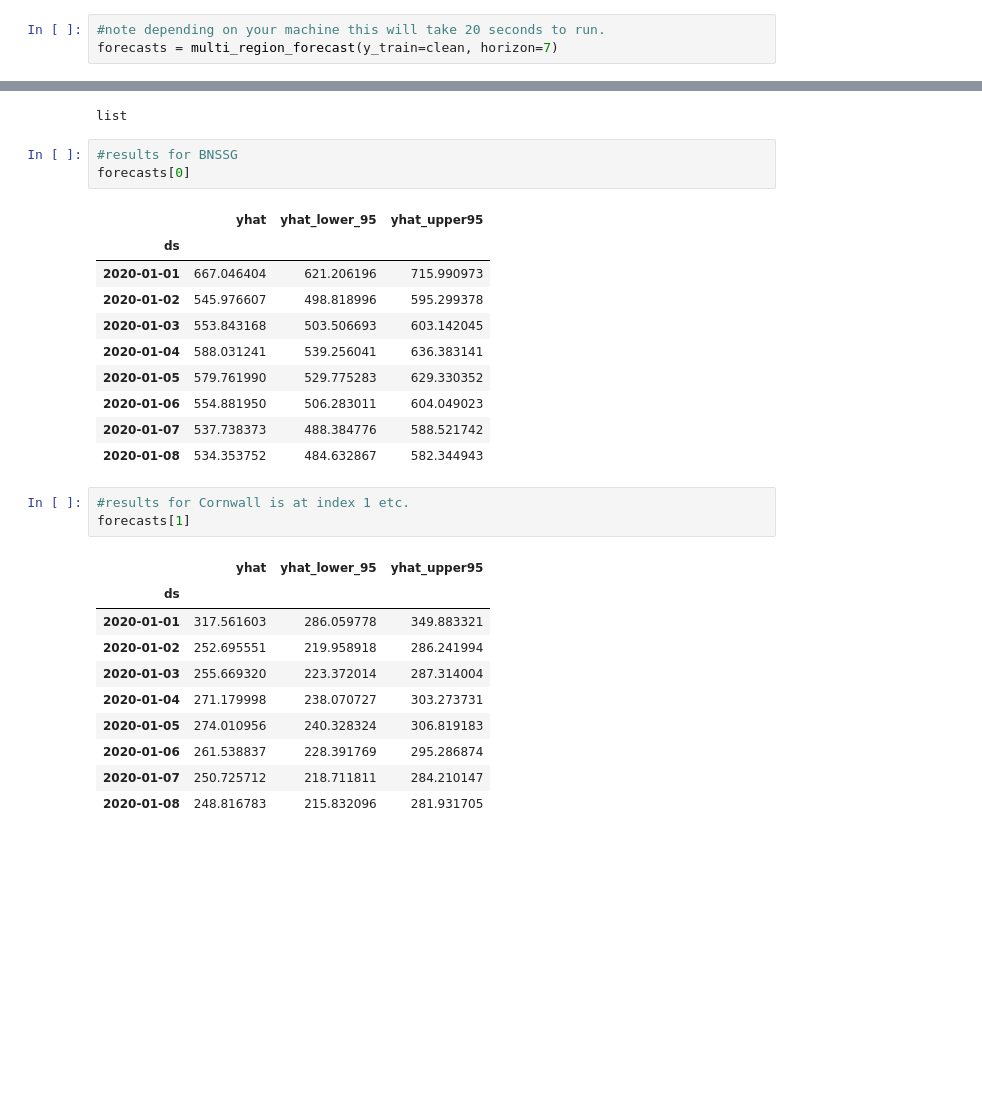
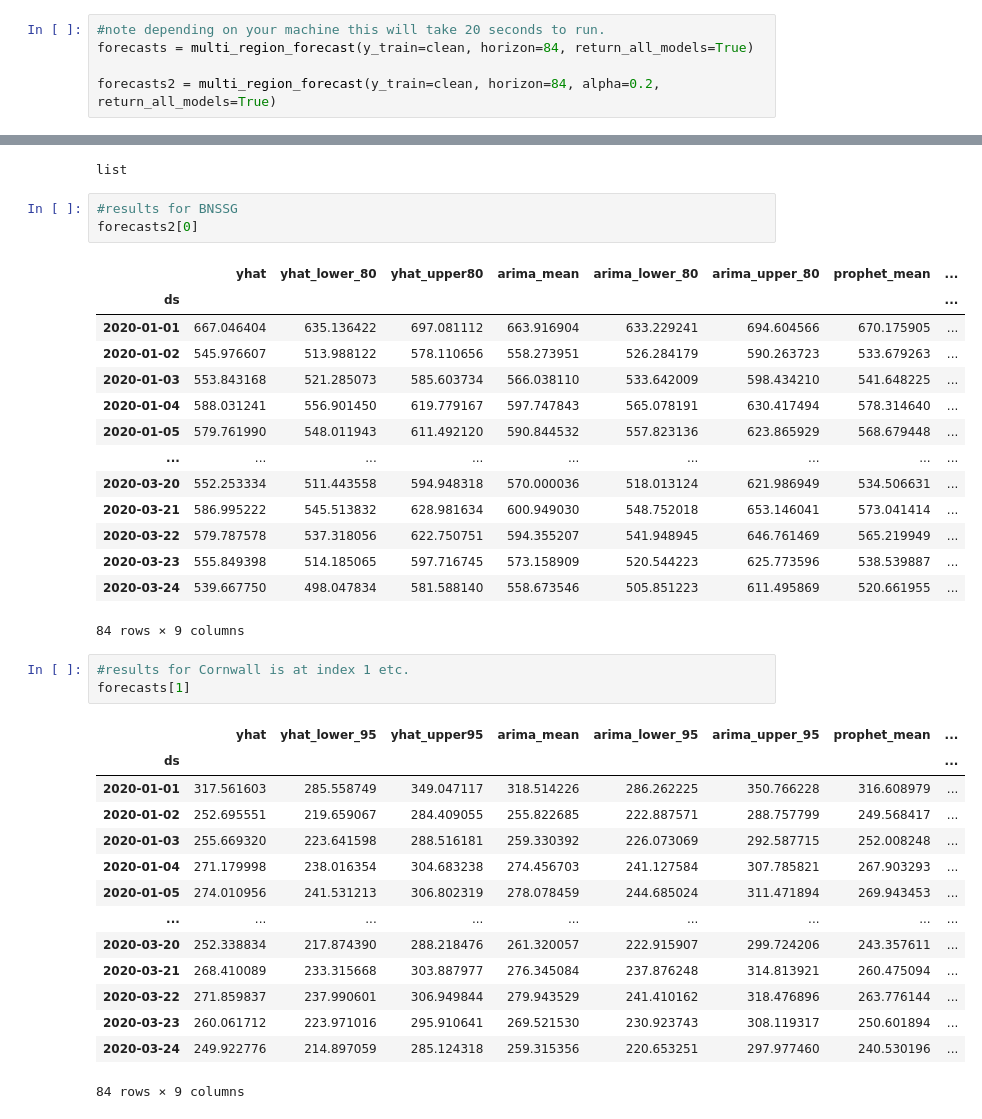
Before and after one commit to TomMonks/swast-forecast-tool, a Jupyter notebook: tutorial.ipynb, the cells around one changed output, grey strips where cells are left out. Saved outputs shown, nothing was run; the diff lists cells and outputs as text; blank space fills up the shorter version.

```diff
--- a/tutorial.ipynb
+++ b/tutorial.ipynb
@@ -128,7 +136,9 @@ If there are multiple regions to forecast put all of the training data into the
 This is an efficient function as it runs the forecasts in parrallel across your CPU cores.  E.g. if you have a 4 cores then 4 regions will be forecast simultaneously.  This will reduce model run time (assuming you have more than one Core).
 # %%
 #note depending on your machine this will take 20 seconds to run.
-forecasts = multi_region_forecast(y_train=clean, horizon=7)
+forecasts = multi_region_forecast(y_train=clean, horizon=84, return_all_models=True)
+
+forecasts2 = multi_region_forecast(y_train=clean, horizon=84, alpha=0.2, return_all_models=True)
 # %%
 #the function returns a list of pd.DataFrame's
 type(forecasts)
@@ -136,29 +146,37 @@ type(forecasts)
 list
 # %%
 #results for BNSSG
-forecasts[0]
+forecasts2[0]
 # %% [output]
-|  | yhat | yhat_lower_95 | yhat_upper95 |
-| ds |  |  |  |
-| 2020-01-01 | 667.046404 | 621.206196 | 715.990973 |
-| 2020-01-02 | 545.976607 | 498.818996 | 595.299378 |
-| 2020-01-03 | 553.843168 | 503.506693 | 603.142045 |
-| 2020-01-04 | 588.031241 | 539.256041 | 636.383141 |
-| 2020-01-05 | 579.761990 | 529.775283 | 629.330352 |
-| 2020-01-06 | 554.881950 | 506.283011 | 604.049023 |
-| 2020-01-07 | 537.738373 | 488.384776 | 588.521742 |
-| 2020-01-08 | 534.353752 | 484.632867 | 582.344943 |
+|  | yhat | yhat_lower_80 | yhat_upper80 | arima_mean | arima_lower_80 | arima_upper_80 | prophet_mean | ... |
+| ds |  |  |  |  |  |  |  | ... |
+| 2020-01-01 | 667.046404 | 635.136422 | 697.081112 | 663.916904 | 633.229241 | 694.604566 | 670.175905 | ... |
+| 2020-01-02 | 545.976607 | 513.988122 | 578.110656 | 558.273951 | 526.284179 | 590.263723 | 533.679263 | ... |
+| 2020-01-03 | 553.843168 | 521.285073 | 585.603734 | 566.038110 | 533.642009 | 598.434210 | 541.648225 | ... |
+| 2020-01-04 | 588.031241 | 556.901450 | 619.779167 | 597.747843 | 565.078191 | 630.417494 | 578.314640 | ... |
+| 2020-01-05 | 579.761990 | 548.011943 | 611.492120 | 590.844532 | 557.823136 | 623.865929 | 568.679448 | ... |
+| ... | ... | ... | ... | ... | ... | ... | ... | ... |
+| 2020-03-20 | 552.253334 | 511.443558 | 594.948318 | 570.000036 | 518.013124 | 621.986949 | 534.506631 | ... |
+| 2020-03-21 | 586.995222 | 545.513832 | 628.981634 | 600.949030 | 548.752018 | 653.146041 | 573.041414 | ... |
+| 2020-03-22 | 579.787578 | 537.318056 | 622.750751 | 594.355207 | 541.948945 | 646.761469 | 565.219949 | ... |
+| 2020-03-23 | 555.849398 | 514.185065 | 597.716745 | 573.158909 | 520.544223 | 625.773596 | 538.539887 | ... |
+| 2020-03-24 | 539.667750 | 498.047834 | 581.588140 | 558.673546 | 505.851223 | 611.495869 | 520.661955 | ... |
+84 rows × 9 columns
 # %%
 #results for Cornwall is at index 1 etc.
 forecasts[1]
 # %% [output]
-|  | yhat | yhat_lower_95 | yhat_upper95 |
-| ds |  |  |  |
-| 2020-01-01 | 317.561603 | 286.059778 | 349.883321 |
-| 2020-01-02 | 252.695551 | 219.958918 | 286.241994 |
-| 2020-01-03 | 255.669320 | 223.372014 | 287.314004 |
-| 2020-01-04 | 271.179998 | 238.070727 | 303.273731 |
-| 2020-01-05 | 274.010956 | 240.328324 | 306.819183 |
-| 2020-01-06 | 261.538837 | 228.391769 | 295.286874 |
-| 2020-01-07 | 250.725712 | 218.711811 | 284.210147 |
-| 2020-01-08 | 248.816783 | 215.832096 | 281.931705 |
+|  | yhat | yhat_lower_95 | yhat_upper95 | arima_mean | arima_lower_95 | arima_upper_95 | prophet_mean | ... |
+| ds |  |  |  |  |  |  |  | ... |
+| 2020-01-01 | 317.561603 | 285.558749 | 349.047117 | 318.514226 | 286.262225 | 350.766228 | 316.608979 | ... |
+| 2020-01-02 | 252.695551 | 219.659067 | 284.409055 | 255.822685 | 222.887571 | 288.757799 | 249.568417 | ... |
+| 2020-01-03 | 255.669320 | 223.641598 | 288.516181 | 259.330392 | 226.073069 | 292.587715 | 252.008248 | ... |
+| 2020-01-04 | 271.179998 | 238.016354 | 304.683238 | 274.456703 | 241.127584 | 307.785821 | 267.903293 | ... |
+| 2020-01-05 | 274.010956 | 241.531213 | 306.802319 | 278.078459 | 244.685024 | 311.471894 | 269.943453 | ... |
+| ... | ... | ... | ... | ... | ... | ... | ... | ... |
+| 2020-03-20 | 252.338834 | 217.874390 | 288.218476 | 261.320057 | 222.915907 | 299.724206 | 243.357611 | ... |
+| 2020-03-21 | 268.410089 | 233.315668 | 303.887977 | 276.345084 | 237.876248 | 314.813921 | 260.475094 | ... |
+| 2020-03-22 | 271.859837 | 237.990601 | 306.949844 | 279.943529 | 241.410162 | 318.476896 | 263.776144 | ... |
+| 2020-03-23 | 260.061712 | 223.971016 | 295.910641 | 269.521530 | 230.923743 | 308.119317 | 250.601894 | ... |
+| 2020-03-24 | 249.922776 | 214.897059 | 285.124318 | 259.315356 | 220.653251 | 297.977460 | 240.530196 | ... |
+84 rows × 9 columns
```
Also changed, not shown: parts of 8 cells of this notebook, 3 other files.
